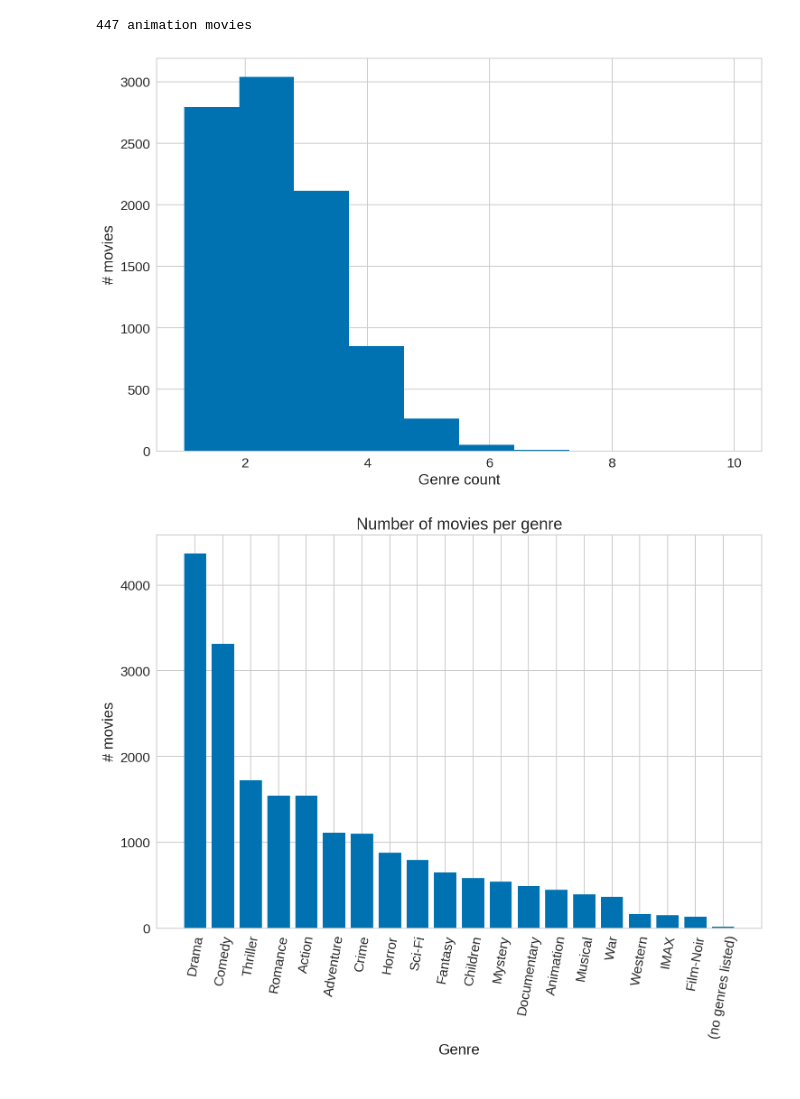
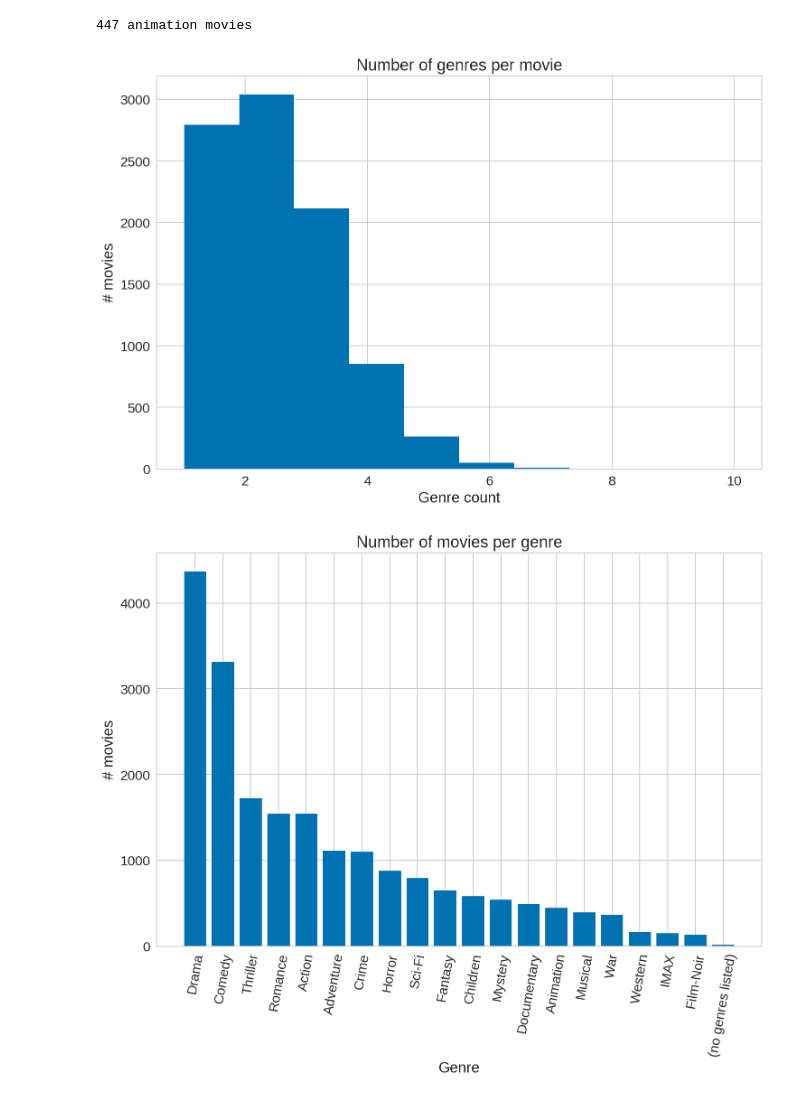
Before and after one commit to Data-Science-FMI/introduction-to-ml-2018, a Jupyter notebook: lab7/1.recommender_systems.ipynb, the cells around one changed output. Cells and saved outputs as stored; diff of their text form; code cells hidden in the pictures.

```diff
--- a/lab7/1.recommender_systems.ipynb
+++ b/lab7/1.recommender_systems.ipynb
@@ -171,10 +271,10 @@ print(f'{len(animations.index)} animation movies')
 movies['genre_count'] = movies.genres.apply(lambda x: len(x))
 # %%
 movies.genre_count \
-  .plot(kind="hist") \
+  .plot(kind="hist", title="Number of genres per movie") \
   .set(xlabel='Genre count', ylabel='# movies');
 # %% [output]
-[figure, old version]
+[figure, new version]
 # %%
 from collections import Counter
 
```
Also changed, not shown: parts of 19 cells of this notebook, 1 other file.
